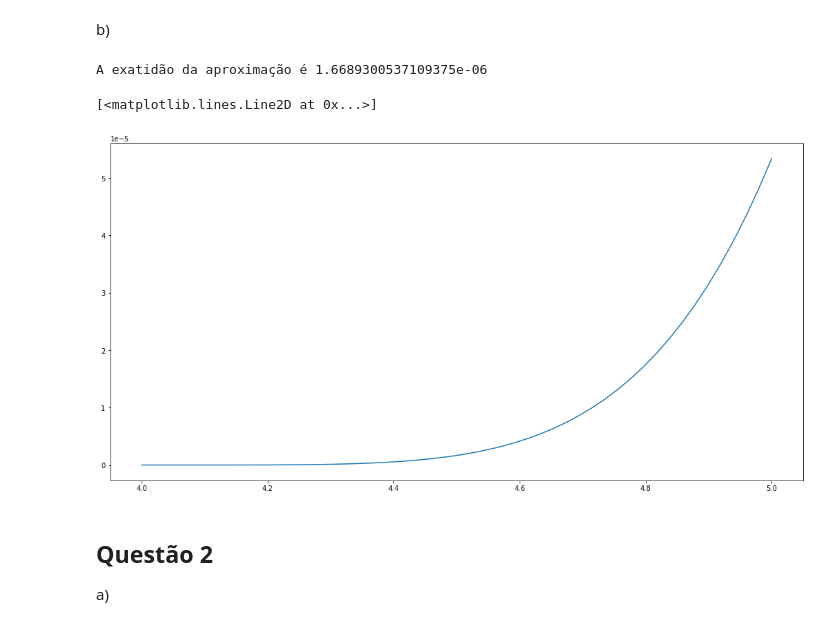
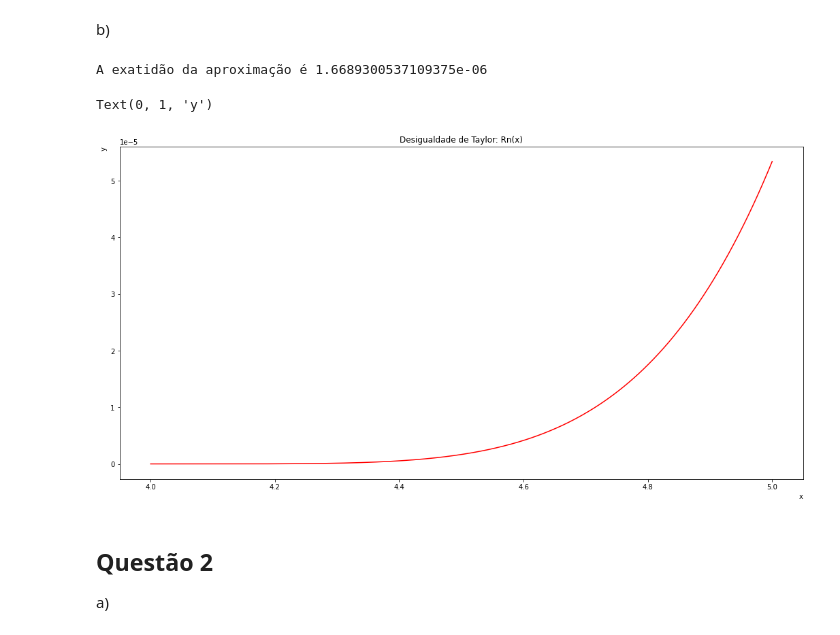
Before and after one commit to leotanaka4/trabalho-metmat, a Jupyter notebook: main.ipynb, the cells around one changed output. Cells and saved outputs as stored; diff of their text form; code cells hidden in the pictures.

```diff
--- a/main.ipynb
+++ b/main.ipynb
@@ -74,15 +74,20 @@ b)
 # %%
 def Rn(x):
     a = 4
     return (105/32)*(a**(-9/2))*(x-a)**5/120
 
 print("A exatidão da aproximação é "+ str(Rn(4.5)))
-x = np.linspace(4, 5)
-plt.plot(x, Rn(x), label='Rn(x)')
+
+x = np.linspace(4, 5, 500)
+fig, ax = plt.subplots()
+ax.plot(x, Rn(x), "red")
+ax.set_title("Desigualdade de Taylor: Rn(x)")
+ax.set_xlabel("x", loc="right")
+ax.set_ylabel("y", loc="top")
 # %% [output]
 A exatidão da aproximação é 1.6689300537109375e-06
-[<matplotlib.lines.Line2D at 0x...>]
+Text(0, 1, 'y')
-[figure, old version]
+[figure, new version]
 # %% [markdown]
 ## Questão 2
 
```
Also changed, not shown: parts of 3 cells of this notebook.
